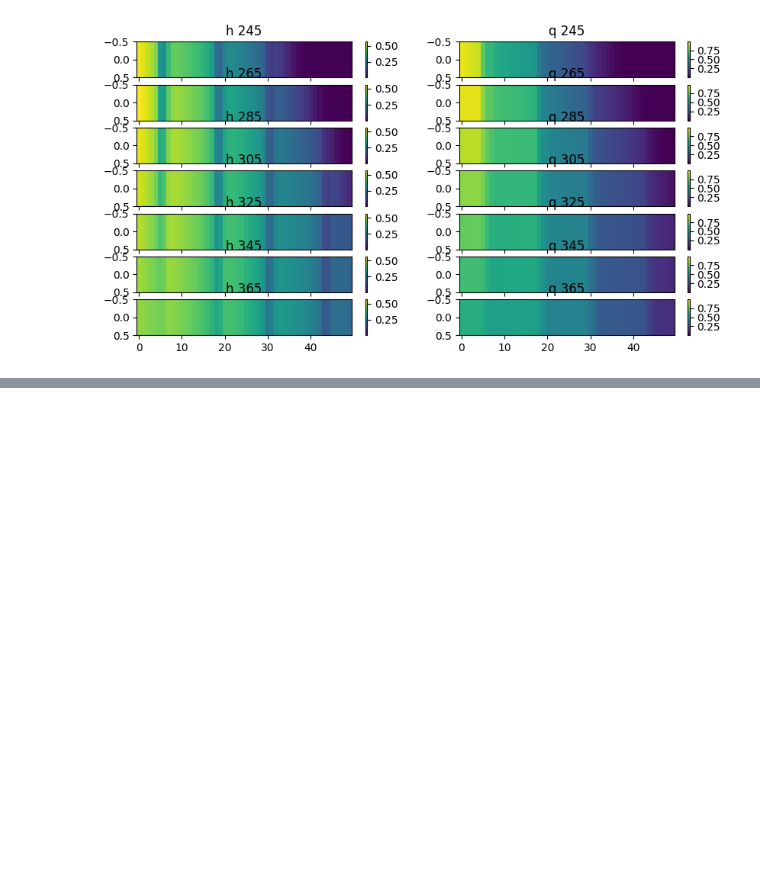
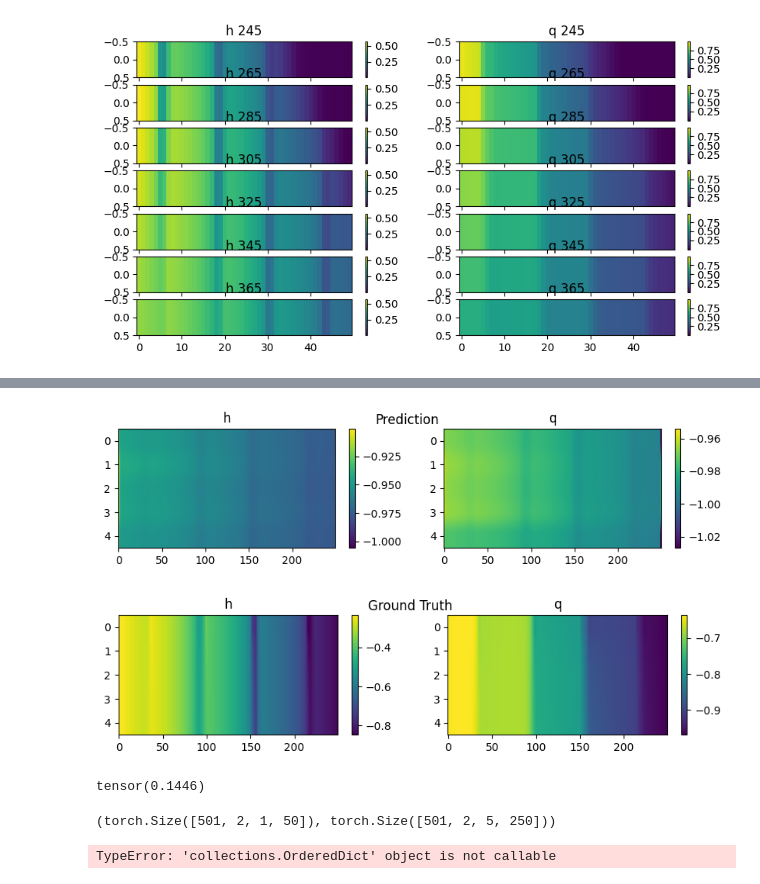
Before and after one commit to MaximeD34/downscaling, a Jupyter notebook: tests.ipynb, the cells around one changed output, grey strips where cells are left out. Saved outputs shown, nothing was run; the diff lists cells and outputs as text; code cells hidden in the pictures; blank space fills up the shorter version.

```diff
--- a/tests.ipynb
+++ b/tests.ipynb
@@ -141,0 +194,2 @@ plot_single(dataLR_normalized[13,400])
+# %%
+predictions = torch.load("serialized_data/prediction_1.pt")["data"]
@@ -141,0 +200,17 @@ plot_single(dataLR_normalized[13,400])
+# %%
+#compare the prediction with the ground truth
+plot_single(predictions[320].cpu(), title="Prediction")  # Move tensor to CPU
+plot_single(hr_norm[0, 320].cpu(), title="Ground Truth")
+# %% [output]
+[figure, added]
+[figure, added]
+# %%
+import torch.nn.functional as F
+#put the prediction and the ground truth in the same device
+predictions = predictions.to(hr_norm.device)
+
+#compute loss
+loss = F.mse_loss(predictions[300:350], hr_norm[0, 300:350])
+loss
+# %% [output]
+tensor(0.1446)
@@ -141,0 +220,13 @@ plot_single(dataLR_normalized[13,400])
+# %%
+lr.shape, hr.shape
+# %% [output]
+(torch.Size([501, 2, 1, 50]), torch.Size([501, 2, 5, 250]))
+# %%
+#predict
+pred = model(lr.unsqueeze(0))
+pred.shape
+
+from data_visualisation import plot_single
+plot_single(pred[0, 0], title="Prediction")
+# %% [output]
+TypeError: 'collections.OrderedDict' object is not callable
```
Also changed, not shown: parts of 12 cells of this notebook, 9 other files.
